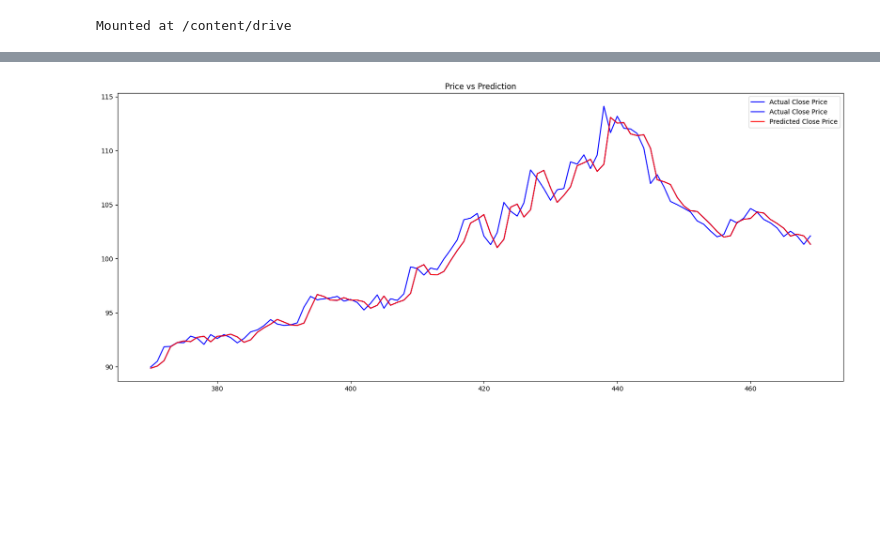
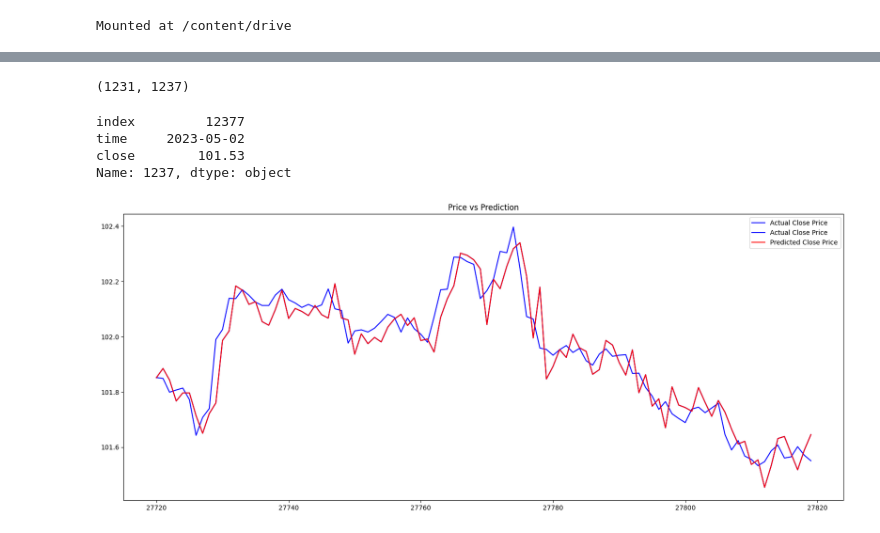
Before and after one commit to pyagoubi/Stuff, a Jupyter notebook: Untitled13.ipynb, the cells around one changed output, grey strips where cells are left out. Saved outputs shown, nothing was run; the diff lists cells and outputs as text; code cells hidden in the pictures; blank space fills up the shorter version.

```diff
--- a/Untitled13.ipynb
+++ b/Untitled13.ipynb
@@ -8,0 +170,8 @@ Mounted at /content/drive
+# %%
+model = xgb.XGBRegressor(n_estimators =1000,
+                         learning_rate = 0.01
+    )
+
+trained_model = model.fit(x_train, y_train)
+
+test_forecasts = trained_model.predict(x_test)
@@ -9,3 +188,14 @@ Mounted at /content/drive
+# %%
+test_indices[len(test_indices)-1]
+# %% [output]
+(1231, 1237)
+# %%
+valid.iloc[1237,:]
+# %% [output]
+index         12377
+time     2023-05-02
+close        101.53
+Name: 1237, dtype: object
 # %%
 %matplotlib inline
 import torch
@@ -229,19 +334,30 @@ val_pred = model(valid_sequences)
 # %%
-actuals = pd.DataFrame(t_scaler.inverse_transform(valid_target.detach().cpu().numpy()))
-preds = pd.DataFrame(t_scaler.inverse_transform(val_pred.detach().cpu().numpy()))
+#load best model
+model30 = torch.load('/content/drive/MyDrive/stock predict/prediction30_model.pt')
+model30 = model30.to(device)
+model30.eval()
+
+
+
+
+# valid30_sequences = valid30_sequences.float().to(device) # Convert to float
+# val30_pred = model30(valid30_sequences)
+
+actuals = pd.DataFrame(t_scaler30.inverse_transform(train30_target.detach().cpu().numpy()))
+preds = pd.DataFrame(t_scaler30.inverse_transform(pred30.detach().cpu().numpy()))
 
 
 # actuals = valid_target.detach().cpu().numpy()
 # preds = val_pred.detach().cpu().numpy()
 
 valid = pd.DataFrame(columns = ['actuals', 'predictions'])
 valid['actuals'] = actuals
 valid['predictions'] = preds
 plt.figure(figsize=(20,8))
 plt.title('Price vs Prediction')
 plt.plot(valid[len(valid)-100:], color = 'blue', label = 'Actual Close Price')
 plt.plot(valid[len(valid)-100::]['predictions'], color = 'red', label = 'Predicted Close Price')
 plt.legend()
 plt.show()
 # %% [output]
-[figure, old version]
+[figure, new version]
```
Also changed, not shown: parts of 16 cells of this notebook.
